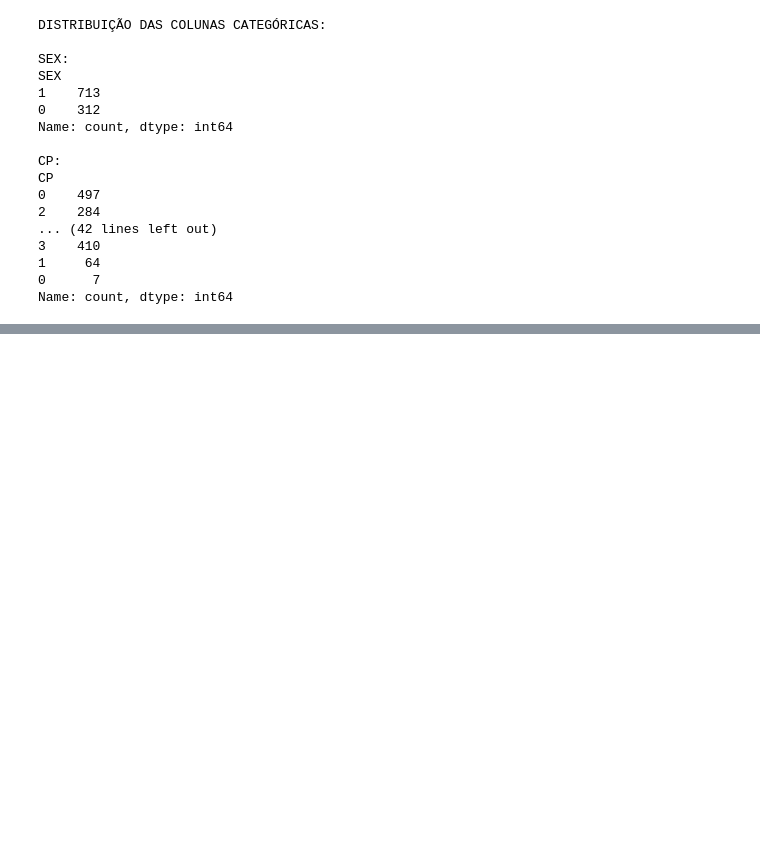
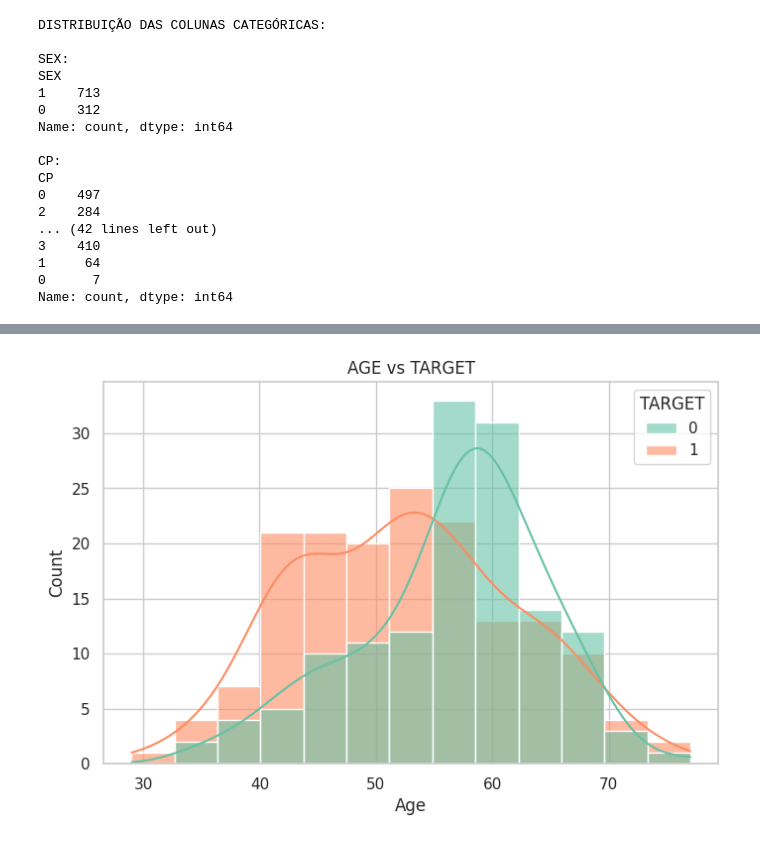
Before and after one commit to emanusousa/machine-learning-project, a Jupyter notebook: notebooks/heart.ipynb, the cells around one changed output, grey strips where cells are left out. Cells and saved outputs as stored; diff of their text form; code cells hidden in the pictures; blank space fills up the shorter version.

```diff
--- a/notebooks/heart.ipynb
+++ b/notebooks/heart.ipynb
@@ -88,17 +117,0 @@ O artigo dá atenção especial a outliers em pressão arterial em repouso (Rest
-# %%
-sns.set_theme(style="whitegrid")
-
-plt.figure(figsize=(8,4))
-sns.stripplot(data=df, x="TARGET", y="TRESTBPS", jitter=True, alpha=0.7)
-plt.title("RestingBP (TRESTBPS) vs TARGET")
-plt.show()
-
-plt.figure(figsize=(8,4))
-sns.stripplot(data=df, x="TARGET", y="CHOL", jitter=True, alpha=0.7)
-plt.title("Cholesterol (CHOL) vs TARGET")
-plt.show()
-
-plt.figure(figsize=(8,4))
-sns.stripplot(data=df, x="TARGET", y="OLDPEAK", jitter=True, alpha=0.7)
-plt.title("OLDPEAK vs TARGET")
-plt.show()
@@ -453,0 +145,2 @@ plt.show()
+# %%
+df = df[df["CHOL"] <= 500]
@@ -453,0 +189,19 @@ plt.show()
+# %%
+plt.figure(figsize=(8,5))
+sns.histplot(
+    data=df,
+    x="AGE",
+    hue="TARGET",
+    kde=True,
+    stat="count",
+    common_norm=False,
+    palette="Set2",
+    alpha=0.6
+)
+
+plt.title("AGE vs TARGET")
+plt.xlabel("Age")
+plt.ylabel("Count")
+plt.show()
+# %% [output]
+[figure, added]
```
Also changed, not shown: parts of 66 cells of this notebook.
